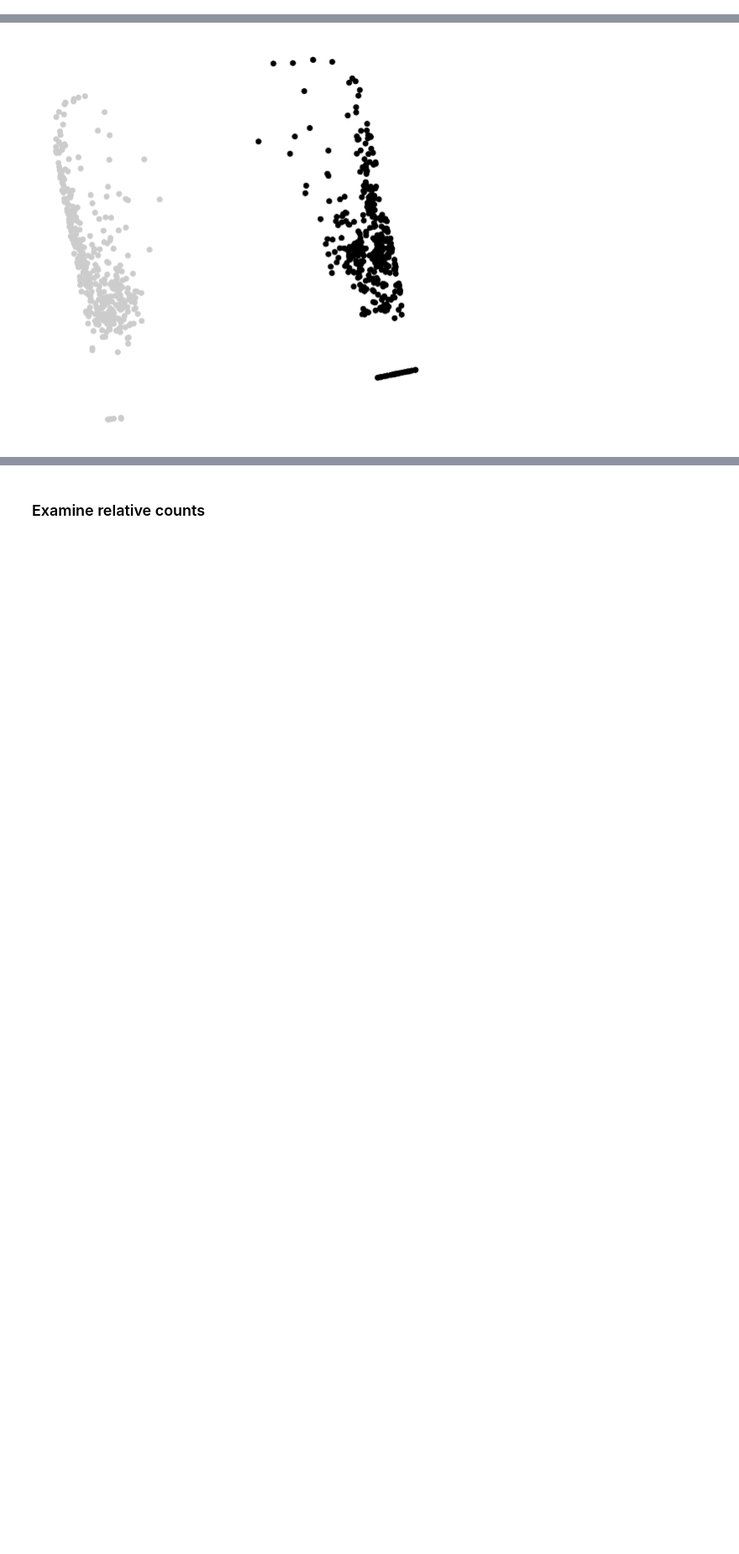
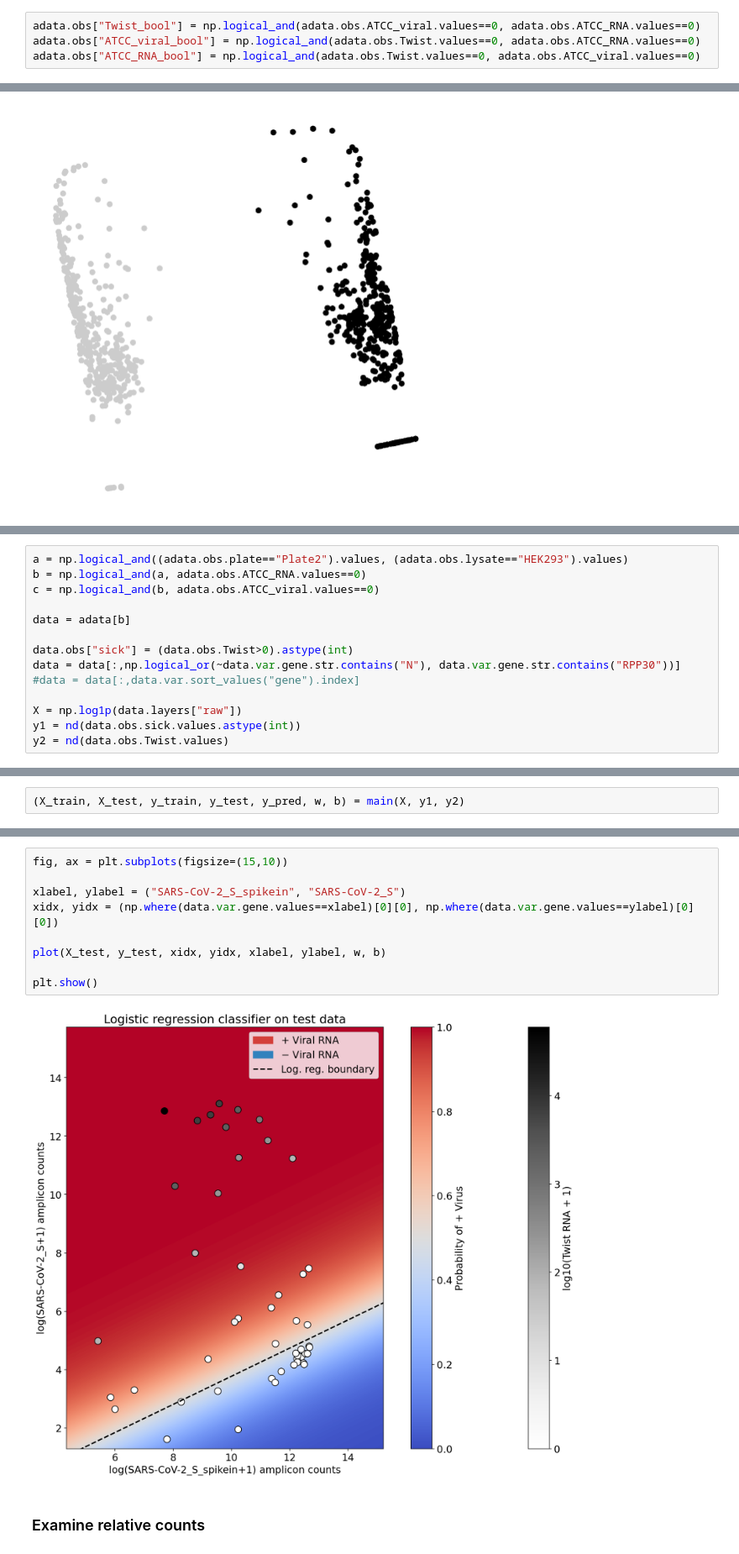
Before and after one commit to pachterlab/BLCSBGLKP_2020, a Jupyter notebook: notebooks/diagnostic.ipynb, the cells around one changed output, grey strips where cells are left out. Shown at 84% size. Cells and saved outputs as stored; diff of their text form; blank space fills up the shorter version.

```diff
--- a/notebooks/diagnostic.ipynb
+++ b/notebooks/diagnostic.ipynb
@@ -456,6 +612,10 @@ adata = anndata.AnnData(X=mtx, obs = nodup, var = gene)
 # %% [output]
 Transforming to str index.
 Transforming to str index.
+# %%
+adata.obs["Twist_bool"] = np.logical_and(adata.obs.ATCC_viral.values==0, adata.obs.ATCC_RNA.values==0)
+adata.obs["ATCC_viral_bool"] = np.logical_and(adata.obs.Twist.values==0, adata.obs.ATCC_RNA.values==0)
+adata.obs["ATCC_RNA_bool"] = np.logical_and(adata.obs.Twist.values==0, adata.obs.ATCC_viral.values==0)
 # %% [markdown]
 ### Normalize counts
 
@@ -502,0 +673,14 @@ plt.show()
+# %%
+a = np.logical_and((adata.obs.plate=="Plate2").values, (adata.obs.lysate=="HEK293").values)
+b = np.logical_and(a, adata.obs.ATCC_RNA.values==0)
+c = np.logical_and(b, adata.obs.ATCC_viral.values==0)
+
+data = adata[b]
+
+data.obs["sick"] = (data.obs.Twist>0).astype(int)
+data = data[:,np.logical_or(~data.var.gene.str.contains("N"), data.var.gene.str.contains("RPP30"))]
+#data = data[:,data.var.sort_values("gene").index]
+
+X = np.log1p(data.layers["raw"])
+y1 = nd(data.obs.sick.values.astype(int))
+y2 = nd(data.obs.Twist.values)
@@ -502,0 +692,2 @@ plt.show()
+# %%
+(X_train, X_test, y_train, y_test, y_pred, w, b) = main(X, y1, y2)
@@ -503,3 +698,14 @@ plt.show()
+# %%
+fig, ax = plt.subplots(figsize=(15,10))
+
+xlabel, ylabel = ("SARS-CoV-2_S_spikein", "SARS-CoV-2_S")
+xidx, yidx = (np.where(data.var.gene.values==xlabel)[0][0], np.where(data.var.gene.values==ylabel)[0][0])
+
+plot(X_test, y_test, xidx, yidx, xlabel, ylabel, w, b)
+
+plt.show()
+# %% [output]
+[figure, added]
 # %% [markdown]
 ### Examine relative counts
 # %%
```
Also changed, not shown: parts of 36 cells of this notebook.
